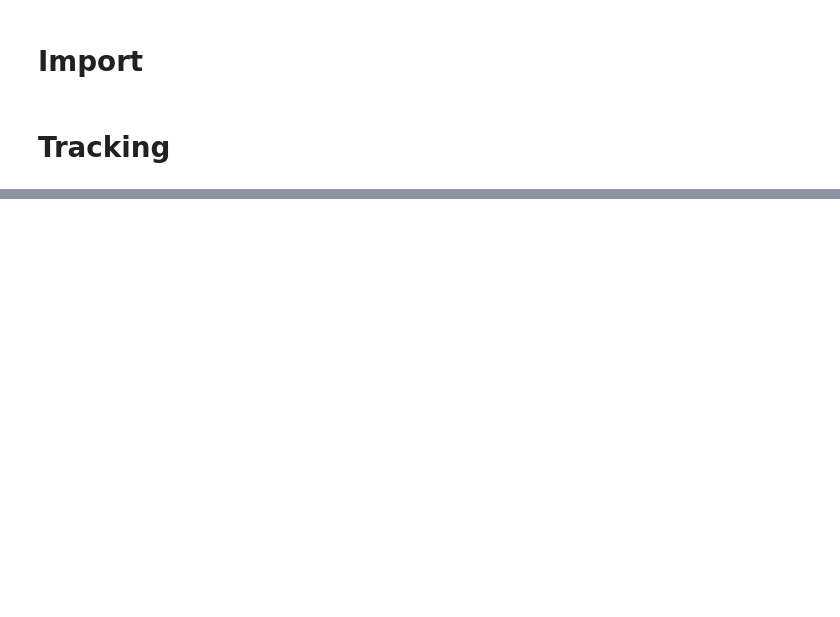
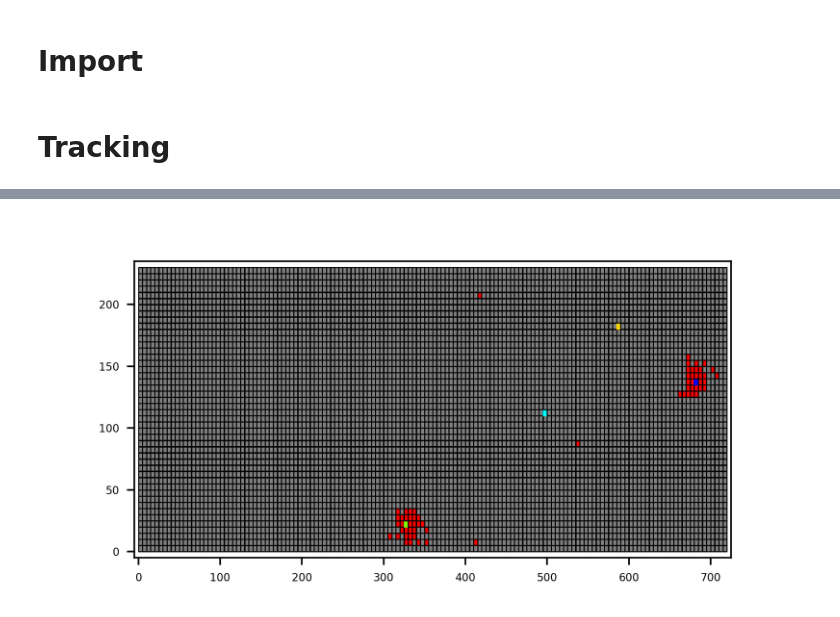
Before and after one commit to haide-i/Masterclass-BelleII, a Jupyter notebook: Prototype.ipynb, the cells around one changed output, grey strips where cells are left out. Cells and saved outputs as stored; diff of their text form; code cells hidden in the pictures; blank space fills up the shorter version.

```diff
--- a/Prototype.ipynb
+++ b/Prototype.ipynb
@@ -147,3 +92,42 @@ class SelectFromCollection:
+# %%
+import numpy as np
+import pandas as pd
+
+from matplotlib.widgets import LassoSelector
+from matplotlib.path import Path
+
+
+
+from ipywidgets import Output
+out = Output
+
+
+class ECLWidget:
+
+    def __init__(self, ecal):
+        self.ecal = ecal
+        self.subplot_kw = dict(xlim=(-5,725), ylim=(-5,235), autoscale_on=False)
+
+        fig, ax = plt.subplots(figsize=(5,2.5), subplot_kw=self.subplot_kw, dpi=400)
+        ax.add_collection(self.ecal.collection)
+        self.crystall_points = ax.scatter(ecal.crystals_df["x"], ecal.crystals_df["y"], s=0)
+        self.xys = self.crystall_points.get_offsets()
+        self.Npts = len(self.xys)
+        self.canvas = ax.figure.canvas
+        self.lasso = LassoSelector(ax, onselect=self.onselect)
+        self.ind = []
+
+    def onselect(self, verts):
+        path = Path(verts)
+        self.ind = np.nonzero(path.contains_points(self.xys))[0]
+        self.ecal.crystals_df.loc[self.ind, "selected"] = "selected"
+        self.ecal.set_colors()
+        colors = to_rgba_array(self.ecal.crystals_df.loc[:,"color"].to_numpy())
+        self.ecal.collection.set_edgecolors(colors)
+        self.canvas.draw_idle()
+
+    def show(self):
+        plt.show()
 # %%
 data = pd.read_hdf('EEEE/0_allcomb_0.h5')
 coords = [f'{i}' for i in np.arange(0, 6624)]
@@ -186,0 +141,4 @@ ecal.collection.get_facecolors()
+# %%
+ew = ECLWidget( ecal)
+# %% [output]
+[figure, added]
```
Also changed, not shown: parts of 15 cells of this notebook.
